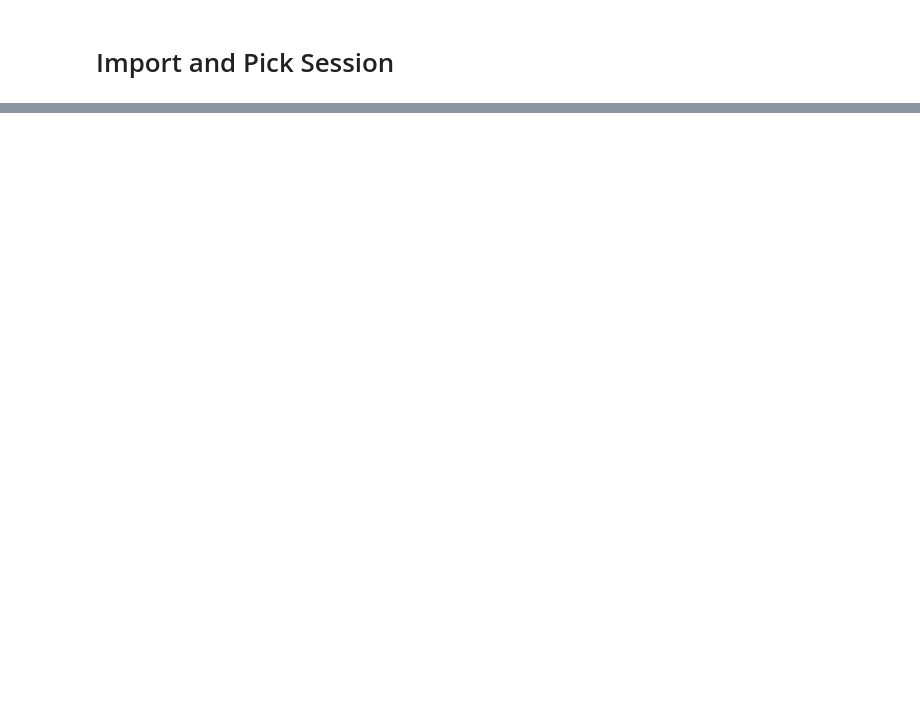
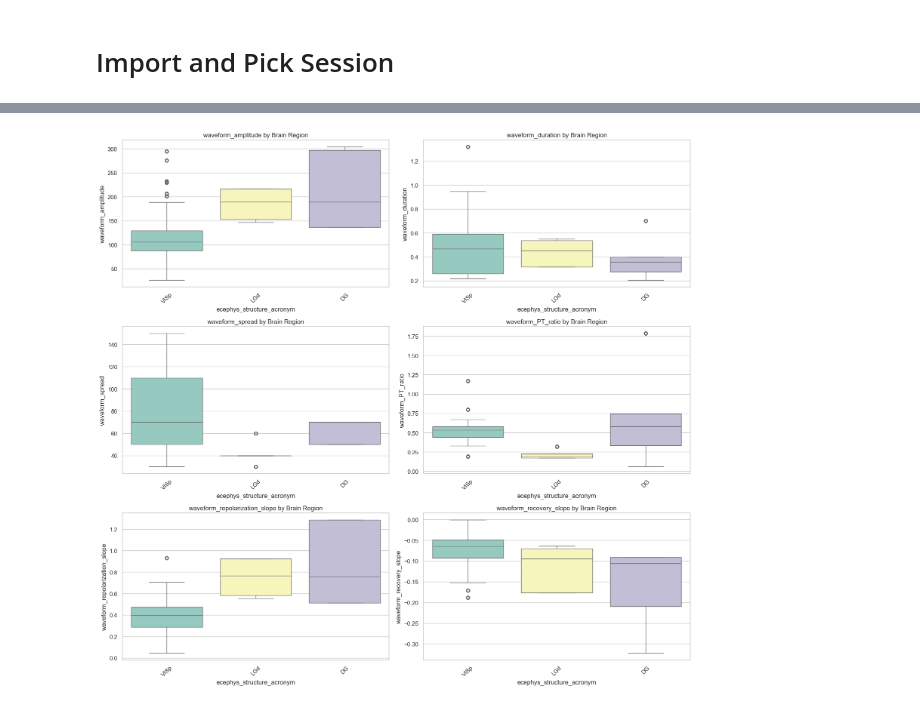
Before and after one commit to tebe-nigrelli/MMN-Group-Project, a Jupyter notebook: 01_EDA.ipynb, the cells around one changed output, grey strips where cells are left out. Cells and saved outputs as stored; diff of their text form; code cells hidden in the pictures; blank space fills up the shorter version.

```diff
--- a/01_EDA.ipynb
+++ b/01_EDA.ipynb
@@ -193,0 +214,22 @@ ValueError: cannot reindex on an axis with duplicate labels
+# %%
+fig, axes = plt.subplots(nrows=3, ncols=2, figsize=(16, 15))
+axes = axes.flatten()
+
+for i, feature in enumerate(waveform_features):
+    ax = axes[i]
+    sns.boxplot(
+        data=df,
+        x='ecephys_structure_acronym',
+        y=feature,
+        hue='ecephys_structure_acronym',
+        palette='Set3',
+        legend=False,
+        ax=ax
+    )
+    ax.set_title(f"{feature} by Brain Region")
+    ax.tick_params(axis='x', rotation=45)
+
+plt.tight_layout()
+plt.show()
+# %% [output]
+[figure, added]
```
Also changed, not shown: parts of 13 cells of this notebook.
